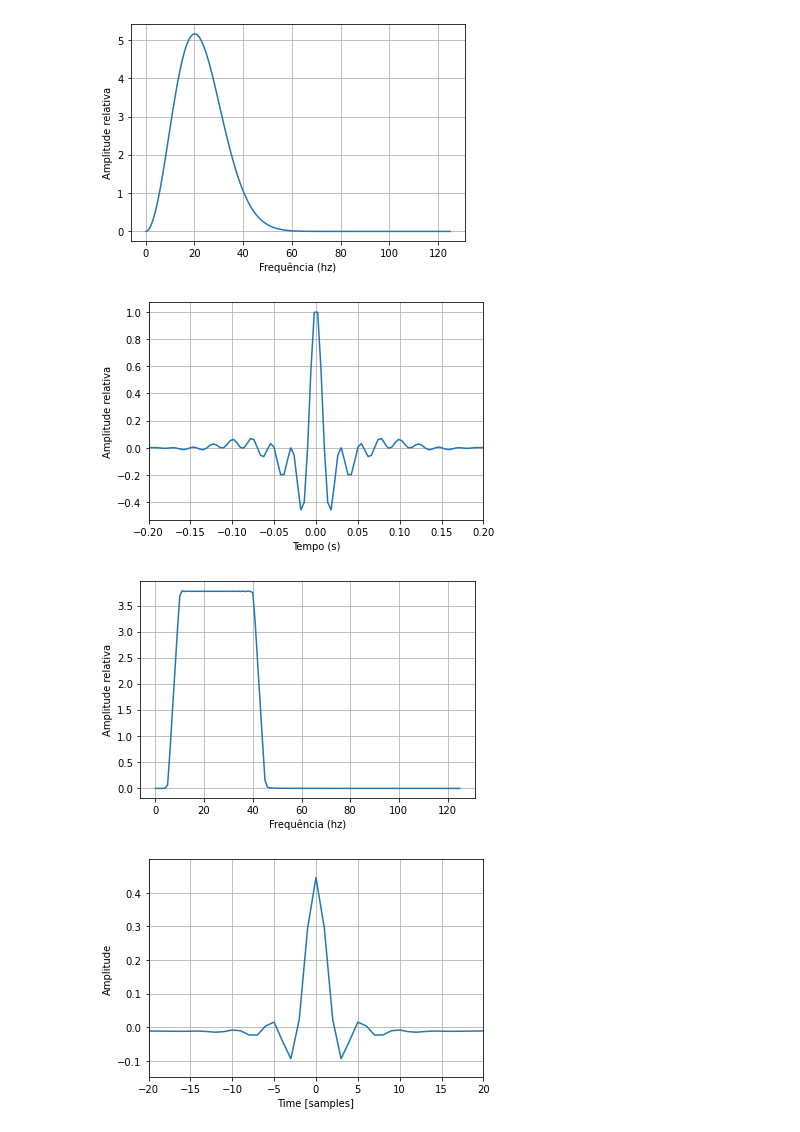
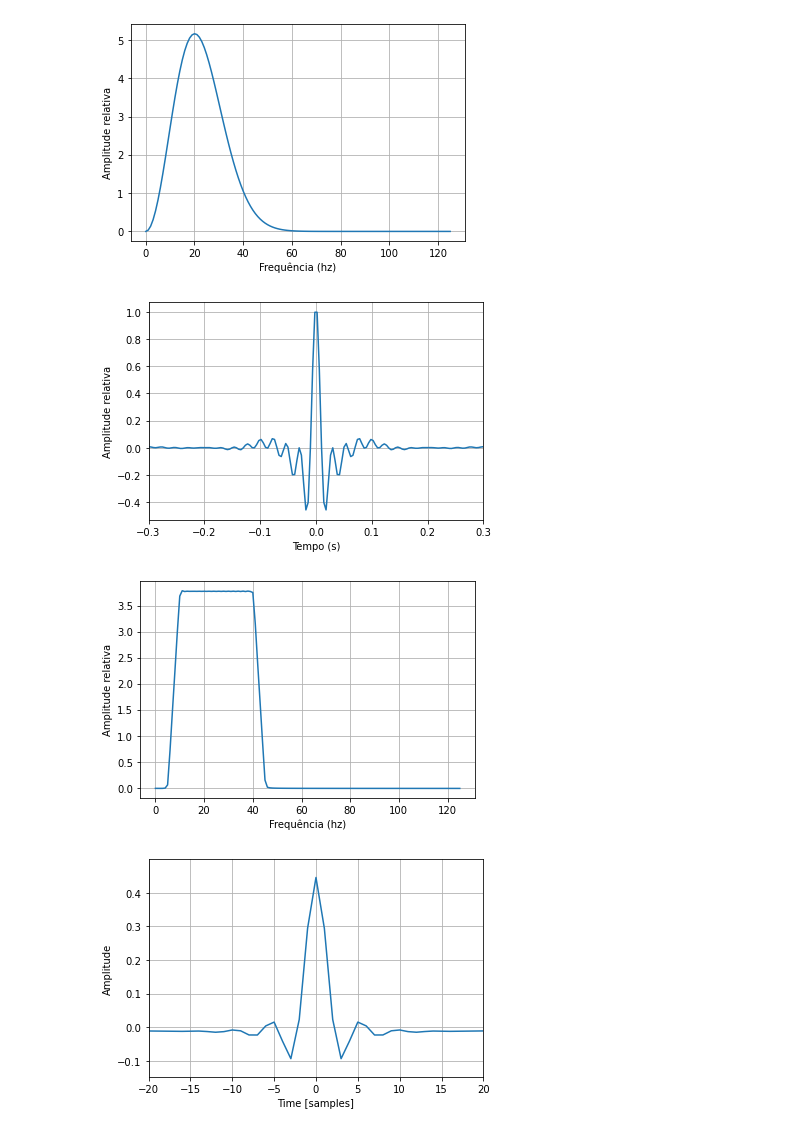
Before and after one commit to giecaruff/stoneforge, a Jupyter notebook: stoneforge/wavelets/Wavelets_notebook.ipynb, the cells around one changed output. Saved outputs shown, nothing was run; the diff lists cells and outputs as text; code cells hidden in the pictures.

```diff
--- a/stoneforge/wavelets/Wavelets_notebook.ipynb
+++ b/stoneforge/wavelets/Wavelets_notebook.ipynb
@@ -63,18 +63,18 @@ orms_fft = abs(np.fft.rfft(wvlt))
 # %%
 plt.plot(time,wvlt)
 plt.xlabel('Tempo (s)')
 plt.ylabel('Amplitude relativa')
-plt.xlim(-0.2,0.2)
+plt.xlim(-0.3,0.3)
 plt.grid()
 plt.show()
 
 plt.plot(orms_fft)
 plt.xlabel('Frequência (hz)')
 plt.ylabel('Amplitude relativa')
 plt.grid()
 plt.show()
 # %% [output]
-[figure, old version]
+[figure, new version]
 [figure]
 # %%
 freq_hi = 55
```
